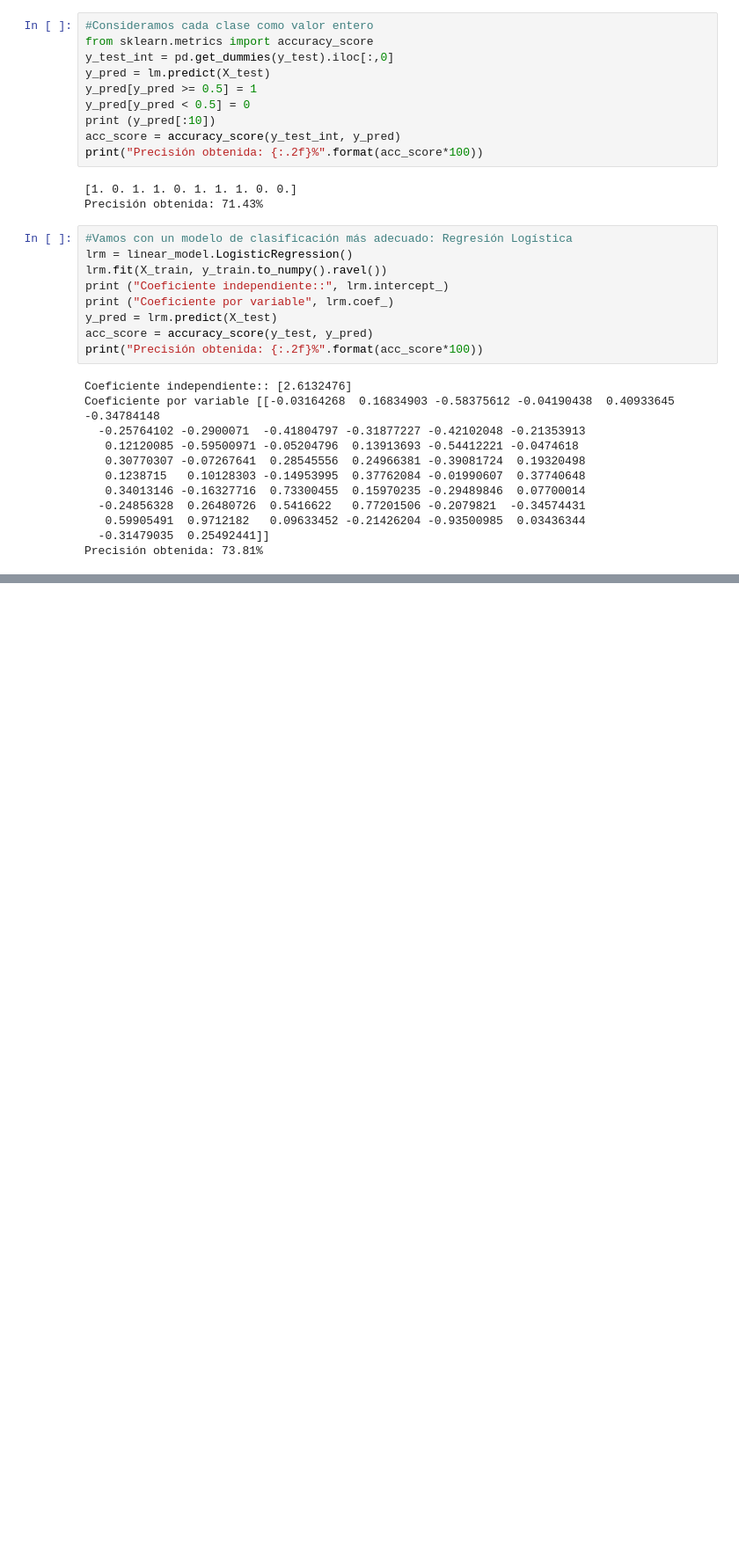
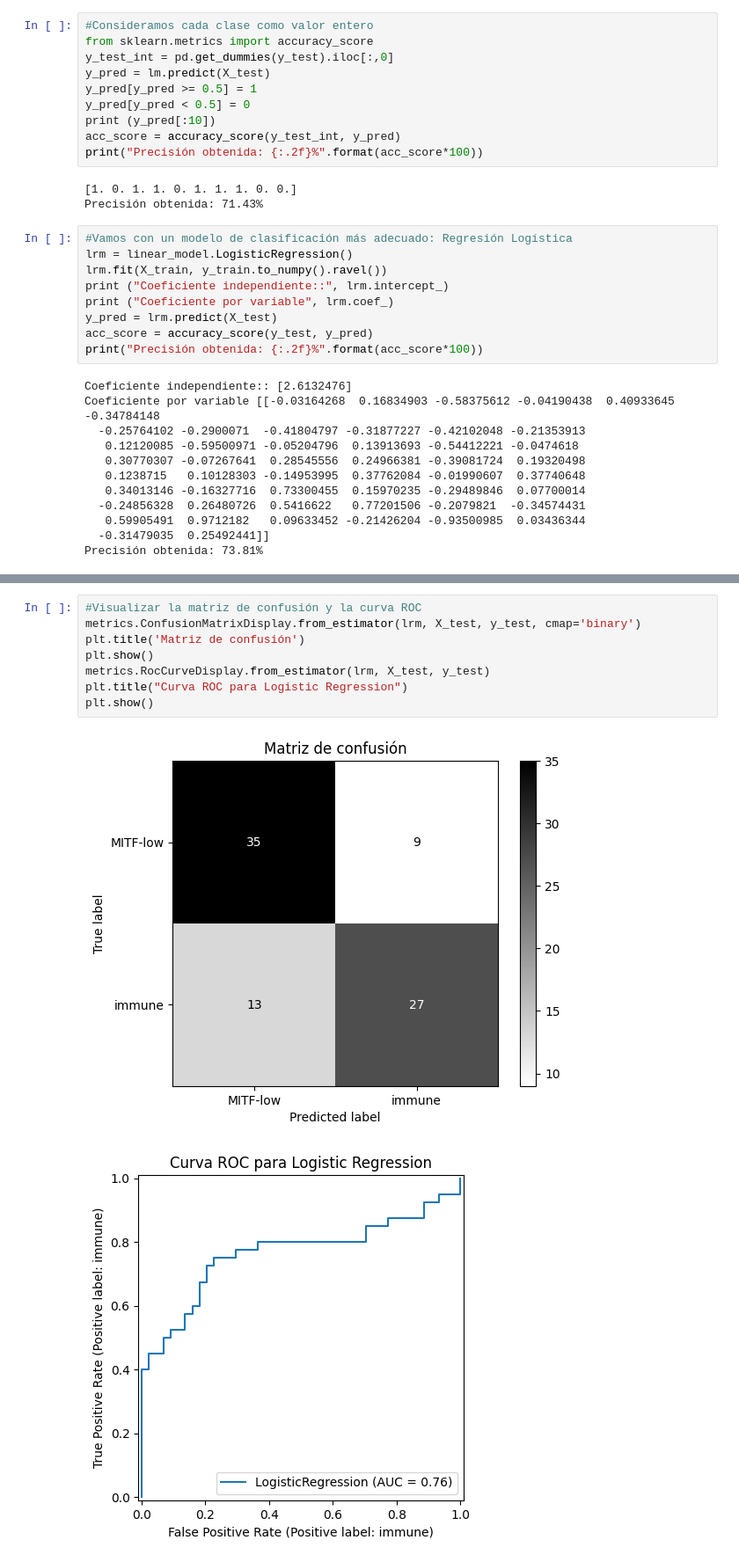
Before and after one commit to EnriGF/Proyecto_ML, a Jupyter notebook: ModelosClasificacion.ipynb, the cells around one changed output, grey strips where cells are left out. Shown at 88% size. Saved outputs shown, nothing was run; the diff lists cells and outputs as text; blank space fills up the shorter version.

Commit message:
Matriz de confusión y Curva ROC

```diff
--- a/ModelosClasificacion.ipynb
+++ b/ModelosClasificacion.ipynb
@@ -107,0 +131,11 @@ Precisión obtenida: 73.81%
+# %%
+#Visualizar la matriz de confusión y la curva ROC
+metrics.ConfusionMatrixDisplay.from_estimator(lrm, X_test, y_test, cmap='binary')
+plt.title('Matriz de confusión')
+plt.show()
+metrics.RocCurveDisplay.from_estimator(lrm, X_test, y_test)
+plt.title("Curva ROC para Logistic Regression")
+plt.show()
+# %% [output]
+[figure, added]
+[figure, added]
```
Also changed, not shown: parts of 2 cells of this notebook.
